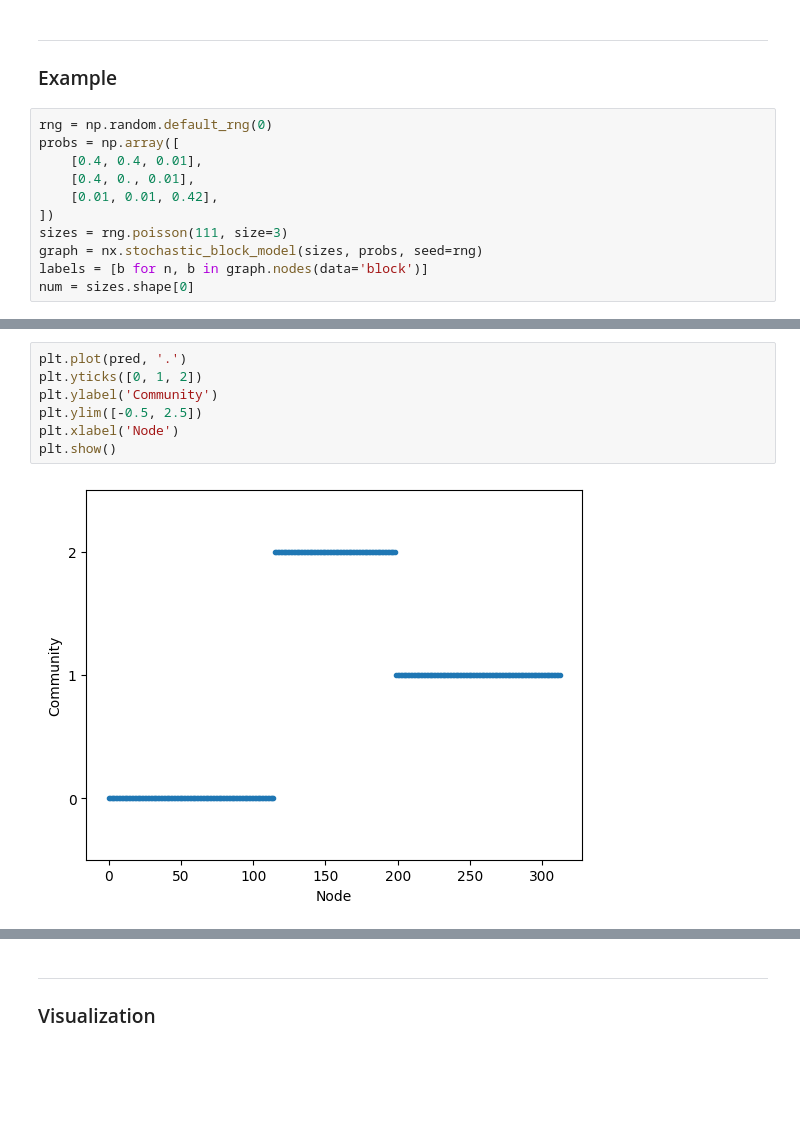
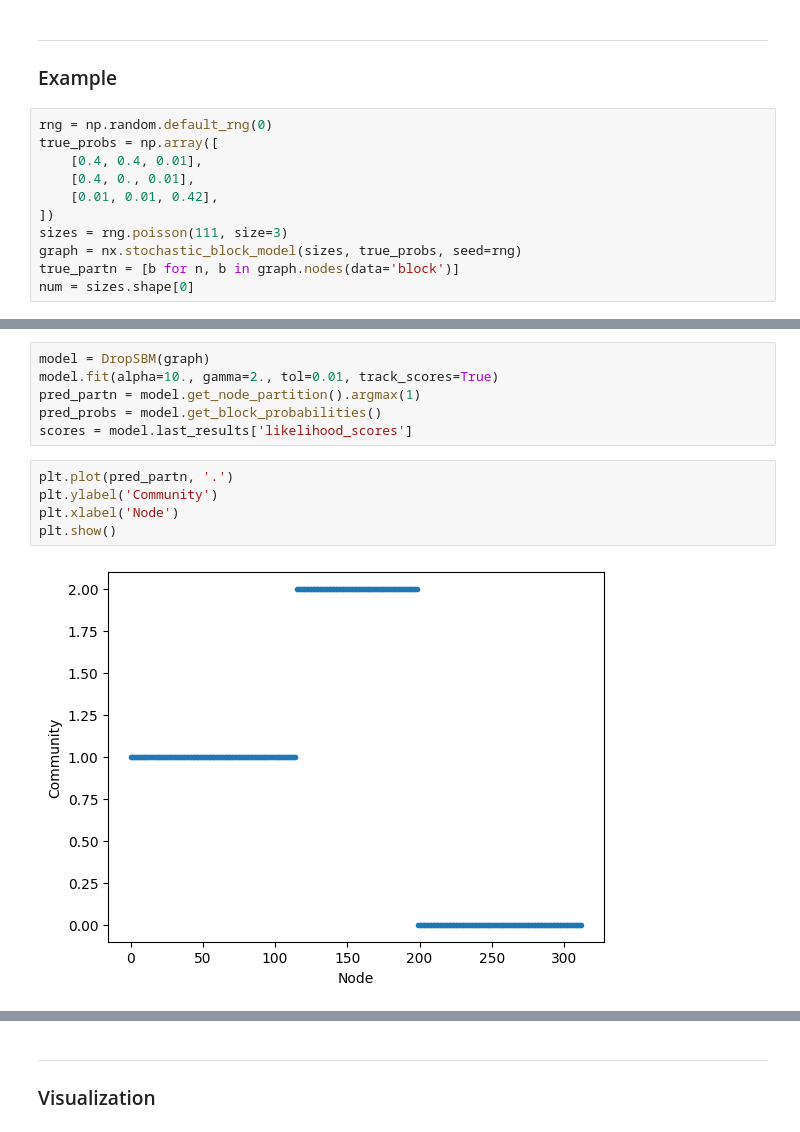
Before and after one commit to willarliss/IRLS-SBM, a Jupyter notebook: test.ipynb, the cells around one changed output, grey strips where cells are left out. Cells and saved outputs as stored; diff of their text form; blank space fills up the shorter version.

```diff
--- a/test.ipynb
+++ b/test.ipynb
@@ -8,13 +8,13 @@ from src.experimental import sbm_slow, sbm_fast, sbm_fast_drop
 ### Example
 # %%
 rng = np.random.default_rng(0)
-probs = np.array([
+true_probs = np.array([
     [0.4, 0.4, 0.01],
     [0.4, 0., 0.01],
     [0.01, 0.01, 0.42],
 ])
 sizes = rng.poisson(111, size=3)
-graph = nx.stochastic_block_model(sizes, probs, seed=rng)
-labels = [b for n, b in graph.nodes(data='block')]
+graph = nx.stochastic_block_model(sizes, true_probs, seed=rng)
+true_partn = [b for n, b in graph.nodes(data='block')]
 num = sizes.shape[0]
 # %%
@@ -46,12 +51,16 @@ pred, probs, scores = sbm_fast_drop(graph, gamma=0.1, alpha=0.1, tol=0.01, track
+# %%
+model = DropSBM(graph)
+model.fit(alpha=10., gamma=2., tol=0.01, track_scores=True)
+pred_partn = model.get_node_partition().argmax(1)
+pred_probs = model.get_block_probabilities()
+scores = model.last_results['likelihood_scores']
 # %%
-plt.plot(pred, '.')
-plt.yticks([0, 1, 2])
+plt.plot(pred_partn, '.')
 plt.ylabel('Community')
-plt.ylim([-0.5, 2.5])
 plt.xlabel('Node')
 plt.show()
 # %% [output]
-[figure, old version]
+[figure, new version]
 # %%
 plt.plot(scores)
 plt.ylabel('Likelihood Score')
```
Also changed, not shown: parts of 25 cells of this notebook, 1 other file.
